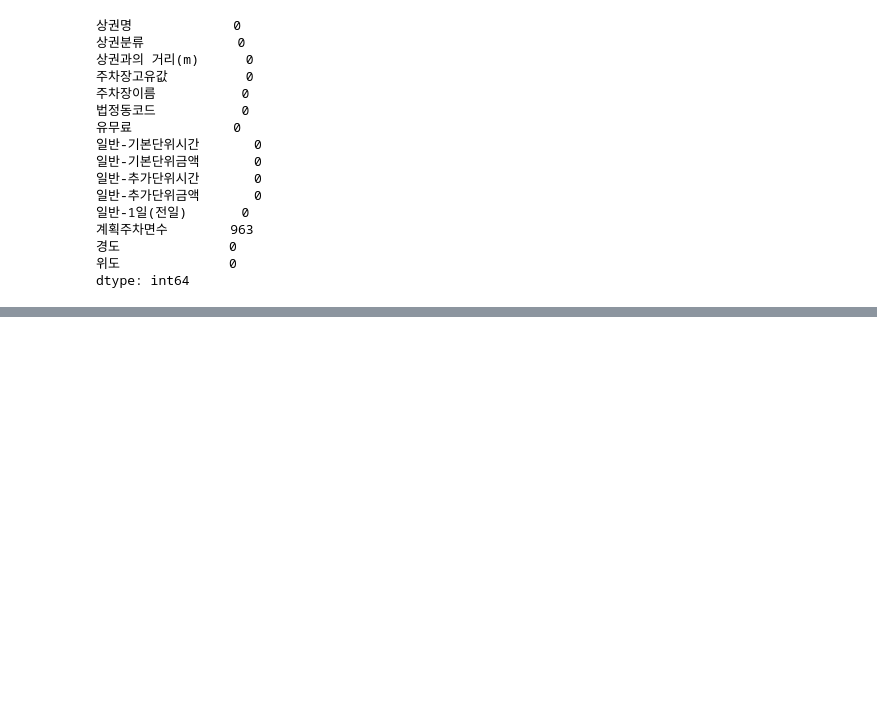
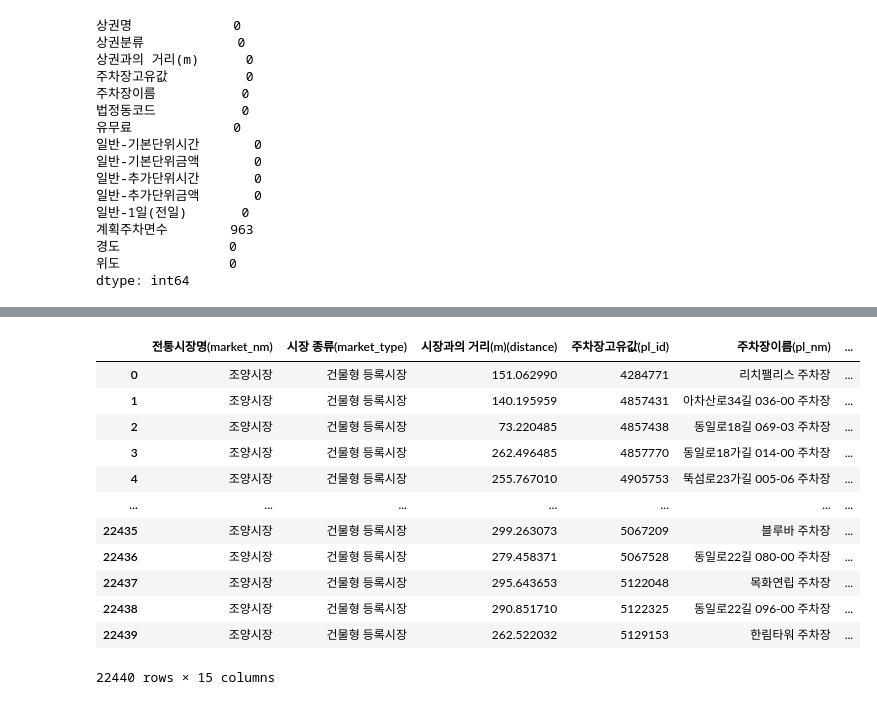
Before and after one commit to actorjung/Gwangjin_Big_Data_Project, a Jupyter notebook: 결측치 처리.ipynb, the cells around one changed output, grey strips where cells are left out. Saved outputs shown, nothing was run; the diff lists cells and outputs as text; code cells hidden in the pictures; blank space fills up the shorter version.

```diff
--- a/결측치 처리.ipynb
+++ b/결측치 처리.ipynb
@@ -176,0 +261,11 @@ raw2
+# %%
+street_list=[ i for i in raw2['상권명'].unique() ]
+raw2_new = pd.DataFrame()
+# %%
+for i in street_list:
+    street=raw2[raw2['상권명']==i]
+    nan=round(street['계획주차면수'].mean(),1)
+    print(nan)
+    temp=market.copy()
+    temp.fillna(nan,inplace=True)
+    raw2_new = pd.concat([raw2_new, temp], axis=0,ignore_index=True)
@@ -176,0 +290,16 @@ raw2
+# %%
+raw2_new
+# %% [output]
+|  | 전통시장명(market_nm) | 시장 종류(market_type) | 시장과의 거리(m)(distance) | 주차장고유값(pl_id) | 주차장이름(pl_nm) | ... |
+| 0 | 조양시장 | 건물형 등록시장 | 151.062990 | 4284771 | 리치팰리스 주차장 | ... |
+| 1 | 조양시장 | 건물형 등록시장 | 140.195959 | 4857431 | 아차산로34길 036-00 주차장 | ... |
+| 2 | 조양시장 | 건물형 등록시장 | 73.220485 | 4857438 | 동일로18길 069-03 주차장 | ... |
+| 3 | 조양시장 | 건물형 등록시장 | 262.496485 | 4857770 | 동일로18가길 014-00 주차장 | ... |
+| 4 | 조양시장 | 건물형 등록시장 | 255.767010 | 4905753 | 뚝섬로23가길 005-06 주차장 | ... |
+| ... | ... | ... | ... | ... | ... | ... |
+| 22435 | 조양시장 | 건물형 등록시장 | 299.263073 | 5067209 | 블루바 주차장 | ... |
+| 22436 | 조양시장 | 건물형 등록시장 | 279.458371 | 5067528 | 동일로22길 080-00 주차장 | ... |
+| 22437 | 조양시장 | 건물형 등록시장 | 295.643653 | 5122048 | 목화연립 주차장 | ... |
+| 22438 | 조양시장 | 건물형 등록시장 | 290.851710 | 5122325 | 동일로22길 096-00 주차장 | ... |
+| 22439 | 조양시장 | 건물형 등록시장 | 262.522032 | 5129153 | 한림타워 주차장 | ... |
+22440 rows × 15 columns
```
Also changed, not shown: parts of 15 cells of this notebook, 1 other file.
